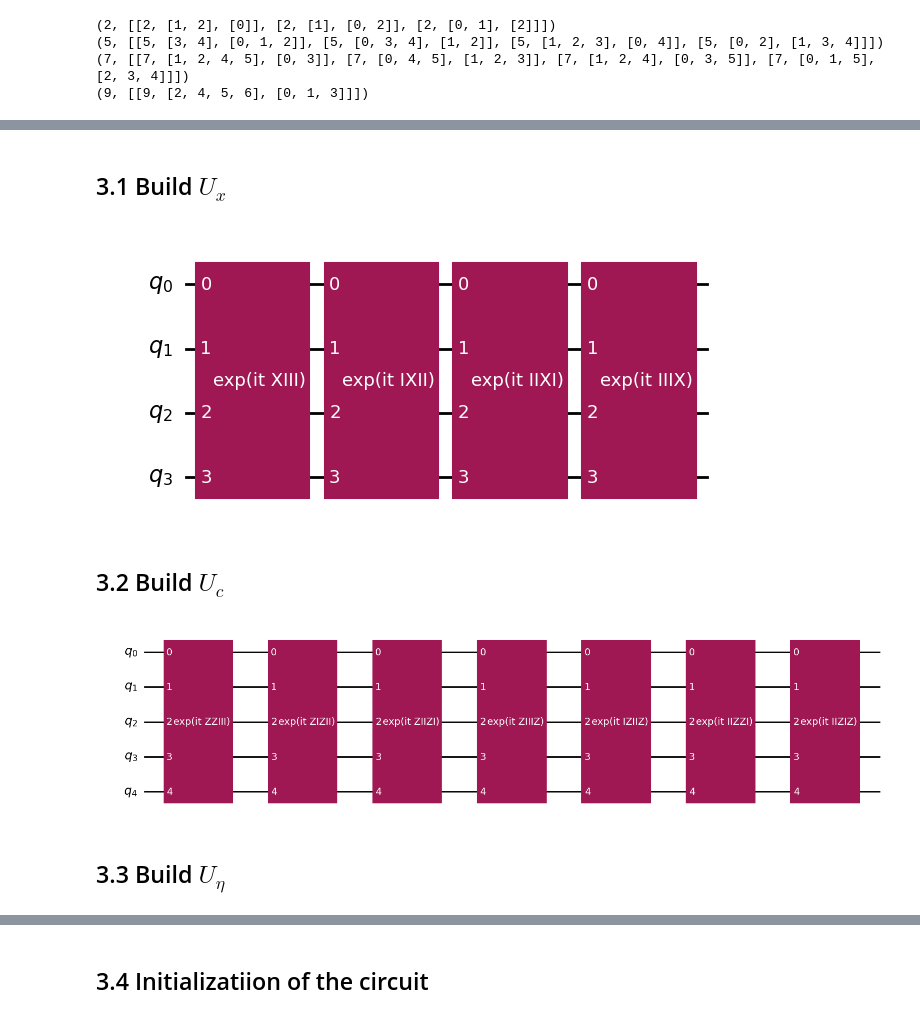
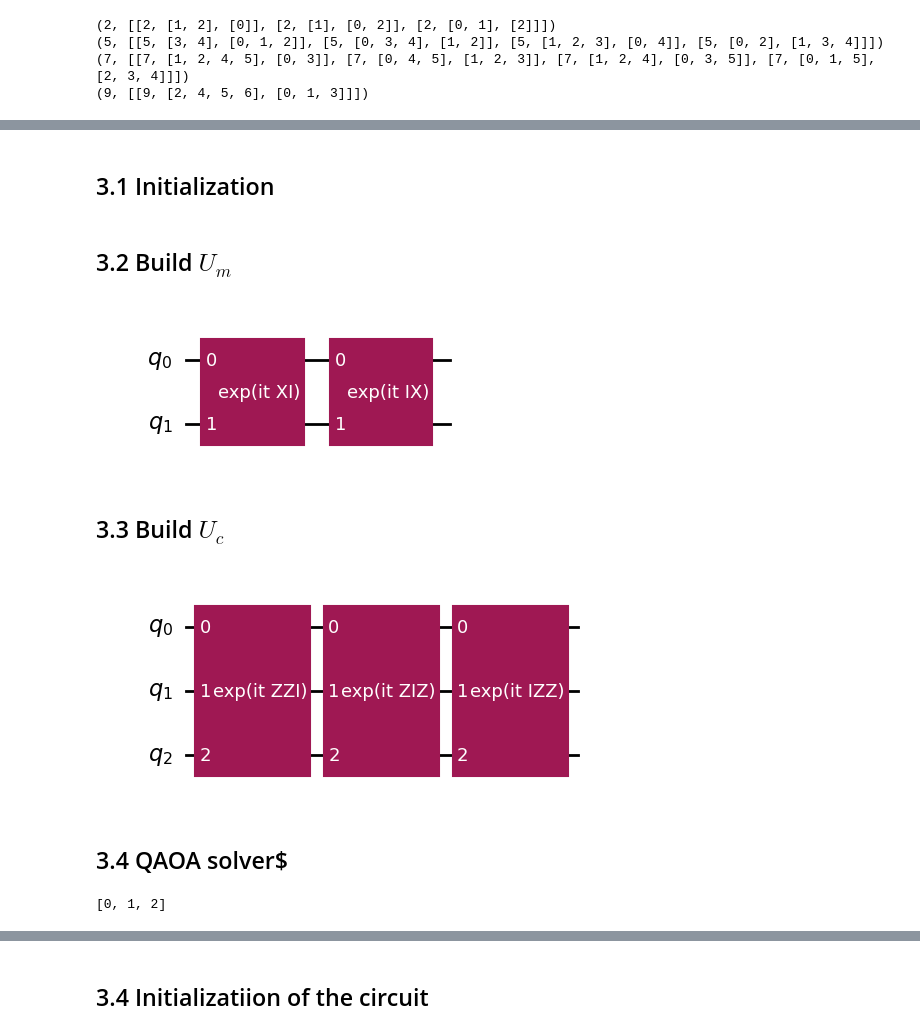
Before and after one commit to darkmatter2000/Maxcut_qaoa_and_annealing, a Jupyter notebook: quantum_maxcut.ipynb, the cells around one changed output, grey strips where cells are left out. Drawn from its saved outputs; the diff is of its cells as text; code cells hidden in the pictures.

```diff
--- a/quantum_maxcut.ipynb
+++ b/quantum_maxcut.ipynb
@@ -301,3 +198,5 @@ from qiskit.transpiler.preset_passmanagers import generate_preset_pass_manager
 from qiskit_ibm_runtime import EstimatorV2 as Estimator
 
 from scipy.optimize import minimize
+# %% [markdown]
+## 3.1 Initialization
@@ -304,7 +210,7 @@ from scipy.optimize import minimize
 # %% [markdown]
-## 3.1 Build $U_{x}$
+## 3.2 Build $U_{m}$
 # %%
-def U_x(n, t):
+def U_m(n, beta):
     """
         input: n: nombre de qubit
                t: temps d'évolution
@@ -331,7 +237,7 @@ def U_x(n, t):
             operator_total += operator
 
     # Construire la porte d'évolution
-    evo = PauliEvolutionGate(operator_total, time=t)
+    evo = PauliEvolutionGate(operator_total, time=beta)
 
     # Insérer dans un circuit
     circuit = QuantumCircuit(n)  # Le nombre de qubits doit correspondre à la longueur de A
@@ -340,23 +246,34 @@ def U_x(n, t):
     return circuit
 # %%
 # Exemple d'utilisation de la fonction
-n = 4
-t = 0.2
-circuit = U_x(n, t)
+n = 2
+beta = 0.2
+circuit = U_m(n, beta)
 circuit.decompose().draw("mpl")
 # %% [output]
-[figure, old version]
+[figure, new version]
 # %% [markdown]
-## 3.2 Build $U_c$
+## 3.3 Build $U_c$
 # %%
-def U_c(n, J, t):
+def U_c(n, hamiltonian, alpha):
     # Définir les matrices de Pauli et l'identité
     """
-    input: nombre de qubit
-        branches du graphes
+    input:
+        n: nombre de qubit
+        hamiltonien: branches du graphes
         temps d'évolution
     ouput: QuantumCircuit
     """
+
+    def interaction(hamiltonian):
+        non_nuls = []
+        for i, ligne in enumerate(hamiltonian):
+            for j, element in enumerate(ligne):
+                if element != 0:
+                    non_nuls.append((i, j))
+        return non_nuls
+
+    list_of_connection = interaction(hamiltonian)
     I = SparsePauliOp("I")
     Z = SparsePauliOp("Z")
 
@@ -364,7 +281,7 @@ def U_c(n, J, t):
     operator_total = None
 
     # Boucle pour créer les opérateurs et les additionner
-    for (i, j) in J:
+    for (i, j) in list_of_connection:
         # Créer un vecteur de matrices I
         A = [I] * n
         # Remplacer les ième et jième éléments par Z
@@ -380,9 +297,9 @@ def U_c(n, J, t):
             operator_total = operator
         else:
             operator_total += operator
-
+        print(operator_total)
     # Construire la porte d'évolution
-    evo = PauliEvolutionGate(operator_total, time=t)
+    evo = PauliEvolutionGate(operator_total, time=alpha)
 
     # Insérer dans un circuit
     circuit = QuantumCircuit(n)  # Le nombre de qubits doit correspondre à la longueur de A
@@ -391,12 +308,12 @@ def U_c(n, J, t):
     return circuit
 # %%
 # Exemple d'utilisation de la fonction
-n = 5
-adjence_matrix = edgelists[1]
+n = 3
+adjence_matrix = edgelists[0]
 t = 0.2
 circuit = U_c(n, adjence_matrix, t)
 circuit.decompose().draw("mpl")
 # %% [output]
-[figure, old version]
+[figure, new version]
 # %% [markdown]
-## 3.3 Build $U_{\eta}$
+## 3.4 QAOA solver$
@@ -402,0 +341,4 @@ circuit.decompose().draw("mpl")
+# %%
+list(G_set[0])
+# %% [output]
+[0, 1, 2]
```
Also changed, not shown: parts of 21 cells of this notebook.
